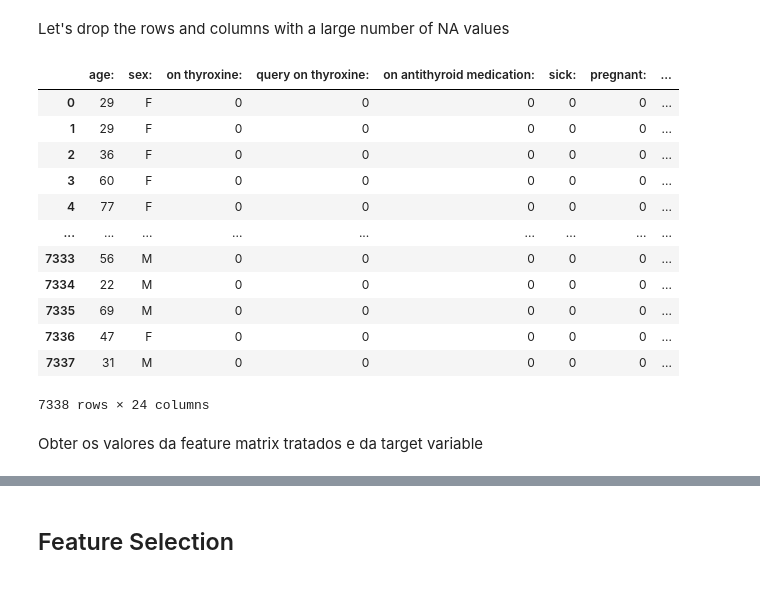
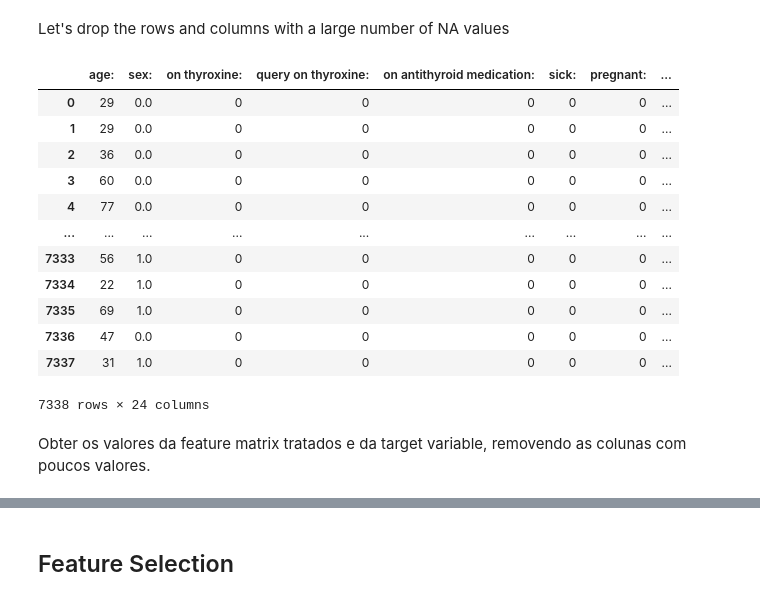
Before and after one commit to pdlopes21/EC2024, a Jupyter notebook: proj.ipynb, the cells around one changed output, grey strips where cells are left out. Cells and saved outputs as stored; diff of their text form; code cells hidden in the pictures.

```diff
--- a/proj.ipynb
+++ b/proj.ipynb
@@ -27,45 +27,47 @@ hypothyroid_conditions = ['E', 'F', 'G', 'H']
 binding_protein = ['I', 'J']
 general_health = ['K']
 replacement_therapy = ['L', 'M', 'N']
 discordant = ['R']
 none = ['-']
 
 for i in range(len(data)):
     if data.at[i, "diagnoses"] in hyperthyroid_conditions :
         data.at[i, "diagnoses"] = 1
     elif data.at[i, "diagnoses"] in hypothyroid_conditions :
         data.at[i, "diagnoses"] = 2
     elif data.at[i, "diagnoses"] in binding_protein :
         data.at[i, "diagnoses"] = 3
     elif data.at[i, "diagnoses"] in general_health :
         data.at[i, "diagnoses"] = 4
     elif data.at[i, "diagnoses"] in replacement_therapy :
         data.at[i, "diagnoses"] = 5
     elif data.at[i, "diagnoses"] in discordant :
         data.at[i, "diagnoses"] = 6
     elif data.at[i, "diagnoses"] in none :
         data.at[i, "diagnoses"] = 7
     else:
         data.at[i, "diagnoses"] = 8
 
 data.replace('f', 0, inplace=True)
 data.replace('t', 1, inplace=True)
+data.replace('F', 0, inplace=True)
+data.replace('M', 1, inplace=True)
 
 data
 # %% [output]
 |  | age: | sex: | on thyroxine: | query on thyroxine: | on antithyroid medication: | sick: | pregnant: | ... |
-| 0 | 29 | F | 0 | 0 | 0 | 0 | 0 | ... |
-| 1 | 29 | F | 0 | 0 | 0 | 0 | 0 | ... |
-| 2 | 36 | F | 0 | 0 | 0 | 0 | 0 | ... |
-| 3 | 60 | F | 0 | 0 | 0 | 0 | 0 | ... |
-| 4 | 77 | F | 0 | 0 | 0 | 0 | 0 | ... |
+| 0 | 29 | 0.0 | 0 | 0 | 0 | 0 | 0 | ... |
+| 1 | 29 | 0.0 | 0 | 0 | 0 | 0 | 0 | ... |
+| 2 | 36 | 0.0 | 0 | 0 | 0 | 0 | 0 | ... |
+| 3 | 60 | 0.0 | 0 | 0 | 0 | 0 | 0 | ... |
+| 4 | 77 | 0.0 | 0 | 0 | 0 | 0 | 0 | ... |
 | ... | ... | ... | ... | ... | ... | ... | ... | ... |
-| 7333 | 56 | M | 0 | 0 | 0 | 0 | 0 | ... |
-| 7334 | 22 | M | 0 | 0 | 0 | 0 | 0 | ... |
-| 7335 | 69 | M | 0 | 0 | 0 | 0 | 0 | ... |
-| 7336 | 47 | F | 0 | 0 | 0 | 0 | 0 | ... |
-| 7337 | 31 | M | 0 | 0 | 0 | 0 | 0 | ... |
+| 7333 | 56 | 1.0 | 0 | 0 | 0 | 0 | 0 | ... |
+| 7334 | 22 | 1.0 | 0 | 0 | 0 | 0 | 0 | ... |
+| 7335 | 69 | 1.0 | 0 | 0 | 0 | 0 | 0 | ... |
+| 7336 | 47 | 0.0 | 0 | 0 | 0 | 0 | 0 | ... |
+| 7337 | 31 | 1.0 | 0 | 0 | 0 | 0 | 0 | ... |
 7338 rows × 24 columns
 # %% [markdown]
-Obter os valores da feature matrix tratados e da target variable
+Obter os valores da feature matrix tratados e da target variable, removendo as colunas com poucos valores.
 # %%
```
Also changed, not shown: parts of 19 cells of this notebook.
